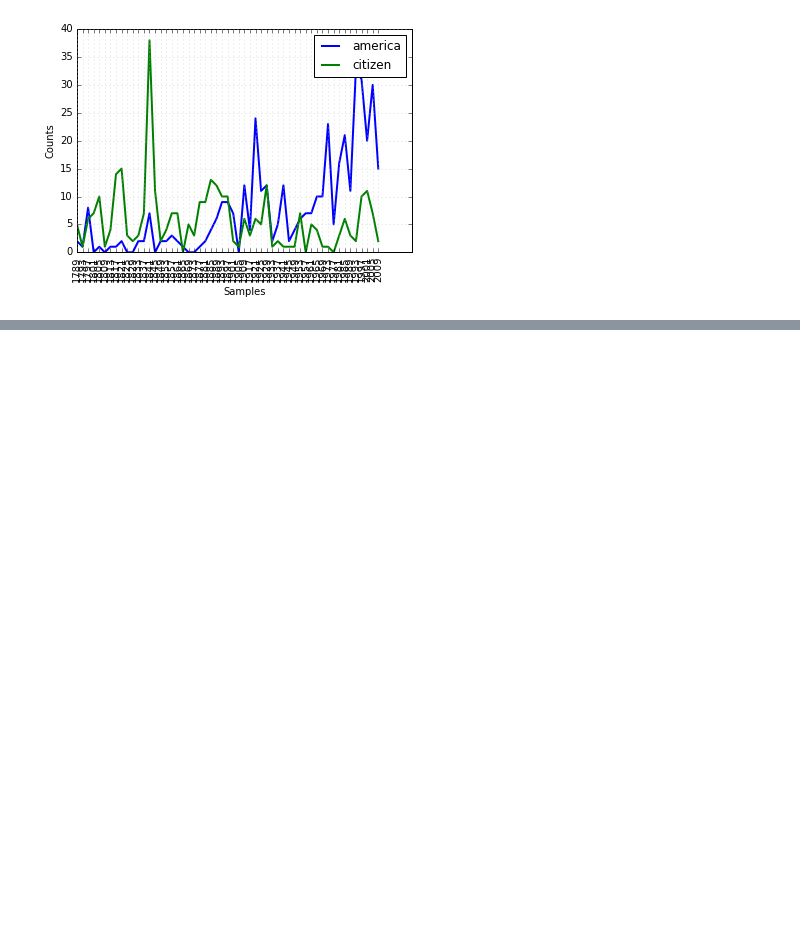
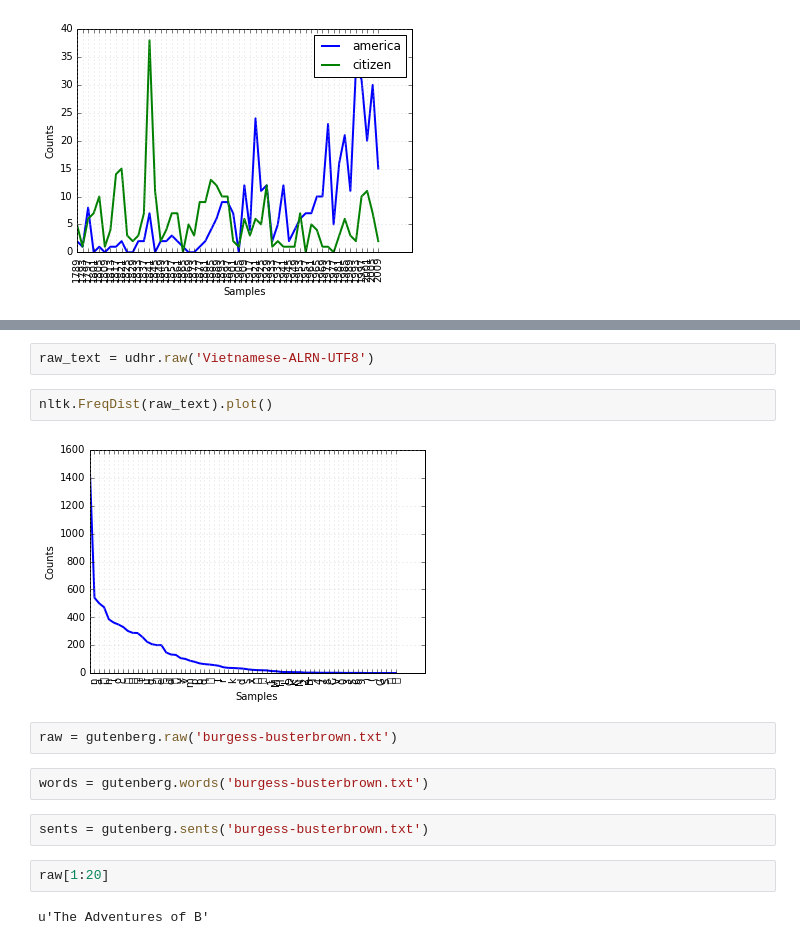
Before and after one commit to KT12/NLTK, a Jupyter notebook: NLTK_Tutorial_Ch_2.ipynb, the cells around one changed output, grey strips where cells are left out. Drawn from its saved outputs; the diff is of its cells as text; blank space fills up the shorter version.

```diff
--- a/NLTK_Tutorial_Ch_2.ipynb
+++ b/NLTK_Tutorial_Ch_2.ipynb
@@ -319,0 +381,16 @@ cfd.plot()
+# %%
+raw_text = udhr.raw('Vietnamese-ALRN-UTF8')
+# %%
+nltk.FreqDist(raw_text).plot()
+# %% [output]
+[figure, added]
+# %%
+raw = gutenberg.raw('burgess-busterbrown.txt')
+# %%
+words = gutenberg.words('burgess-busterbrown.txt')
+# %%
+sents = gutenberg.sents('burgess-busterbrown.txt')
+# %%
+raw[1:20]
+# %% [output]
+u'The Adventures of B'
```
Also changed, not shown: parts of 47 cells of this notebook.
